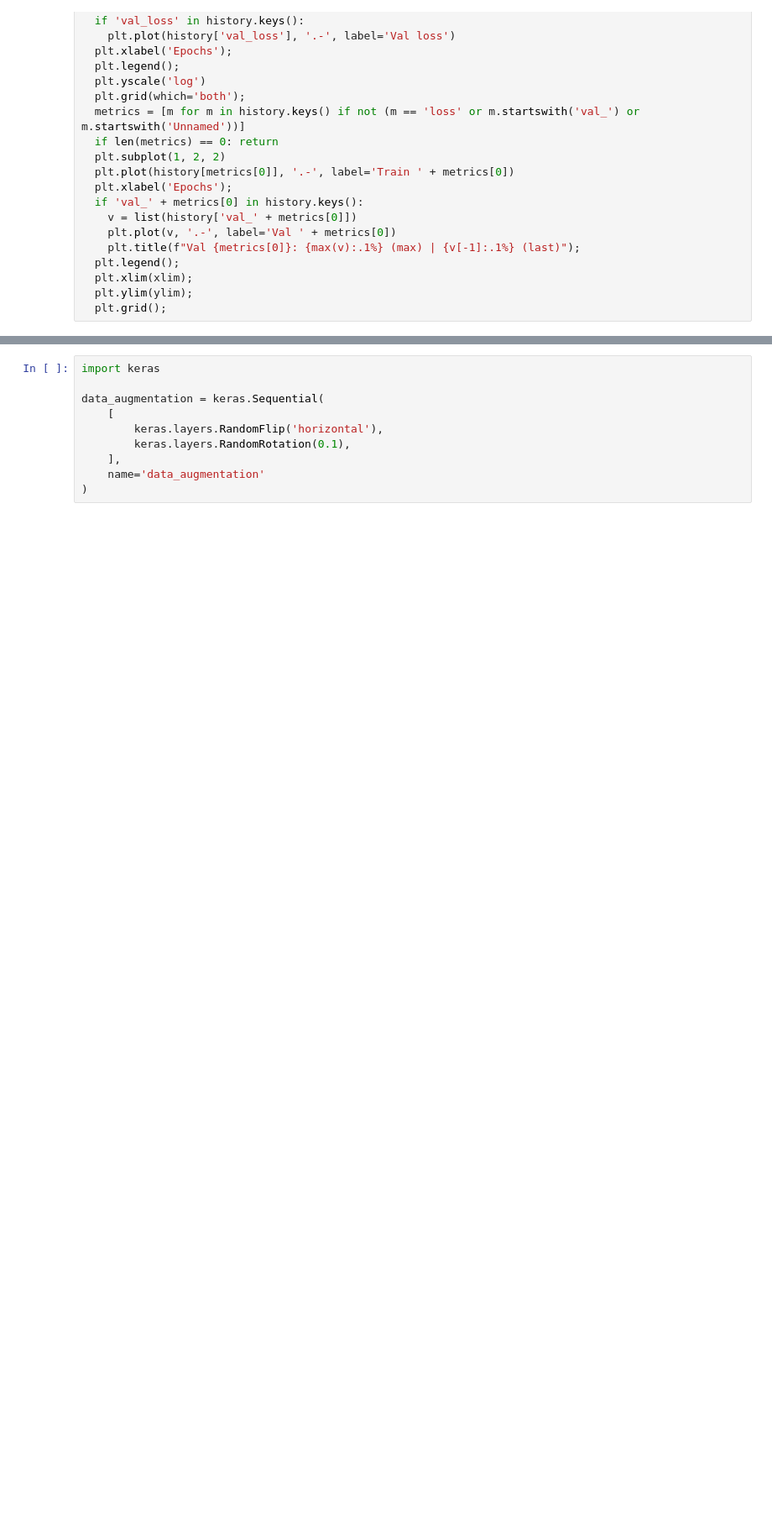
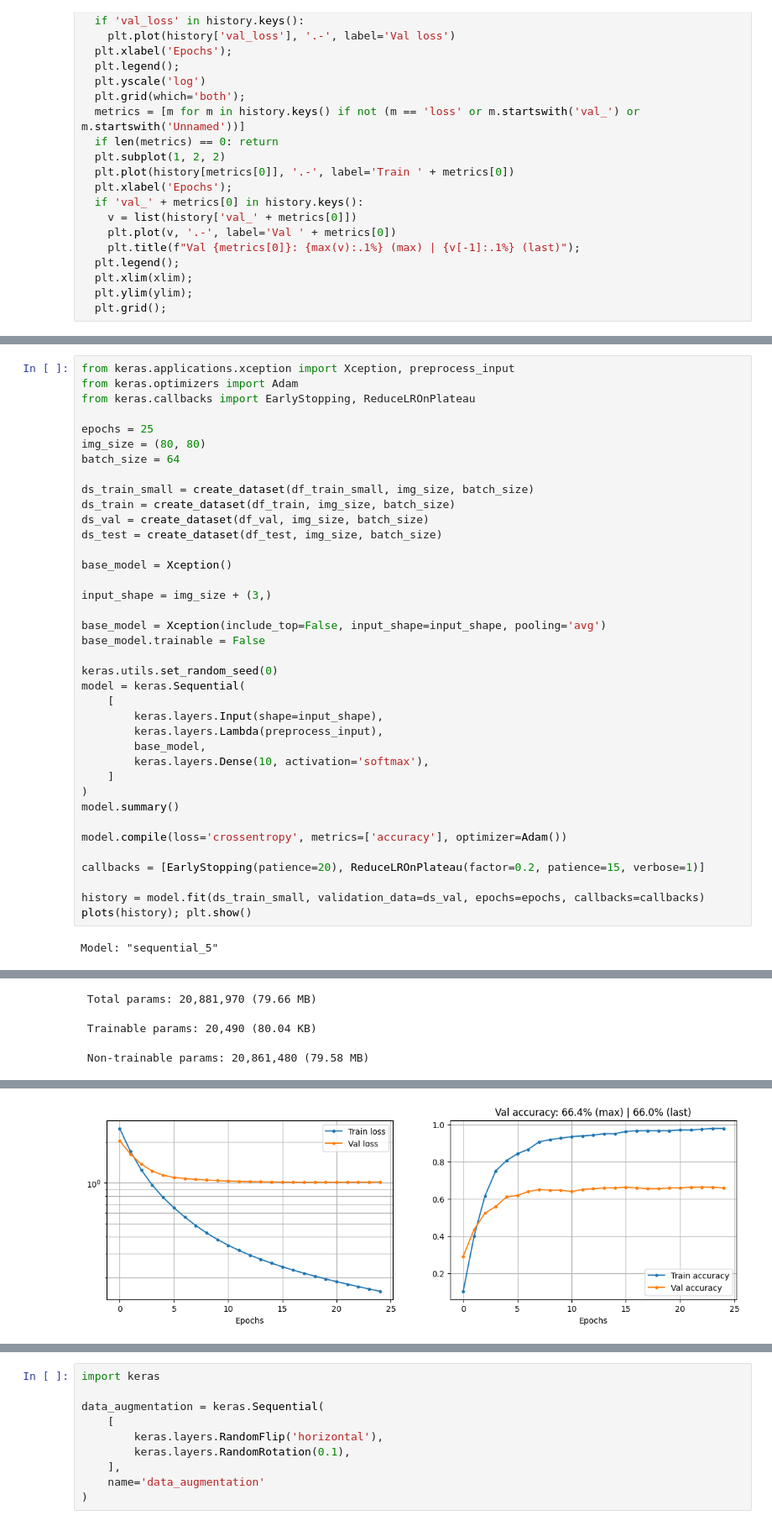
Before and after one commit to c-mmonteiro/t2-aprendizado, a Jupyter notebook: Trabalho3.ipynb, the cells around one changed output, grey strips where cells are left out. Shown at 84% size. Saved outputs shown, nothing was run; the diff lists cells and outputs as text; blank space fills up the shorter version.

```diff
--- a/Trabalho3.ipynb
+++ b/Trabalho3.ipynb
@@ -233,0 +224,40 @@ base_model = Xception()
+# %%
+from keras.applications.xception import Xception, preprocess_input
+from keras.optimizers import Adam
+from keras.callbacks import EarlyStopping, ReduceLROnPlateau
+
+epochs = 25
+img_size = (80, 80)
+batch_size = 64
+
+ds_train_small = create_dataset(df_train_small, img_size, batch_size)
+ds_train = create_dataset(df_train, img_size, batch_size)
+ds_val = create_dataset(df_val, img_size, batch_size)
+ds_test = create_dataset(df_test, img_size, batch_size)
+
+base_model = Xception()
+
+input_shape = img_size + (3,)
+
+base_model = Xception(include_top=False, input_shape=input_shape, pooling='avg')
+base_model.trainable = False
+
+keras.utils.set_random_seed(0)
+model = keras.Sequential(
+    [
+        keras.layers.Input(shape=input_shape),
+        keras.layers.Lambda(preprocess_input),
+        base_model,
+        keras.layers.Dense(10, activation='softmax'),
+    ]
+)
+model.summary()
+
+model.compile(loss='crossentropy', metrics=['accuracy'], optimizer=Adam())
+
+callbacks = [EarlyStopping(patience=20), ReduceLROnPlateau(factor=0.2, patience=15, verbose=1)]
+
+history = model.fit(ds_train_small, validation_data=ds_val, epochs=epochs, callbacks=callbacks)
+plots(history); plt.show()
+# %% [output]
+Model: "sequential_5"
@@ -233,0 +273,3 @@ base_model = Xception()
+ Total params: 20,881,970 (79.66 MB)
+ Trainable params: 20,490 (80.04 KB)
+ Non-trainable params: 20,861,480 (79.58 MB)
@@ -233,0 +293 @@ base_model = Xception()
+[figure, added]
```
Also changed, not shown: parts of 17 cells of this notebook.
